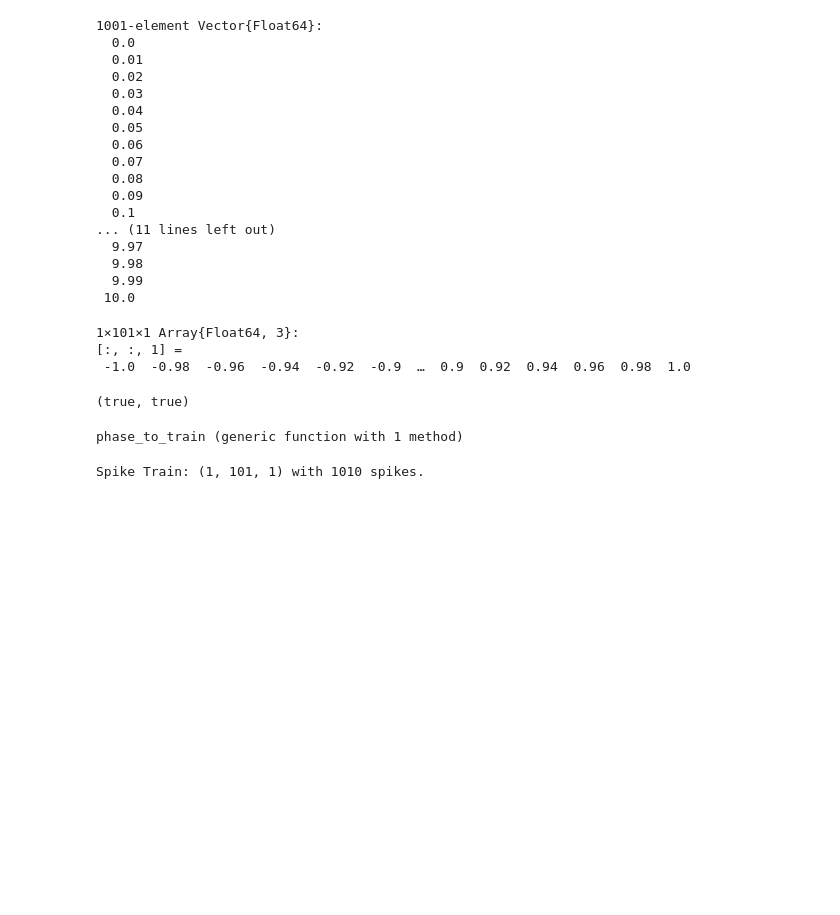
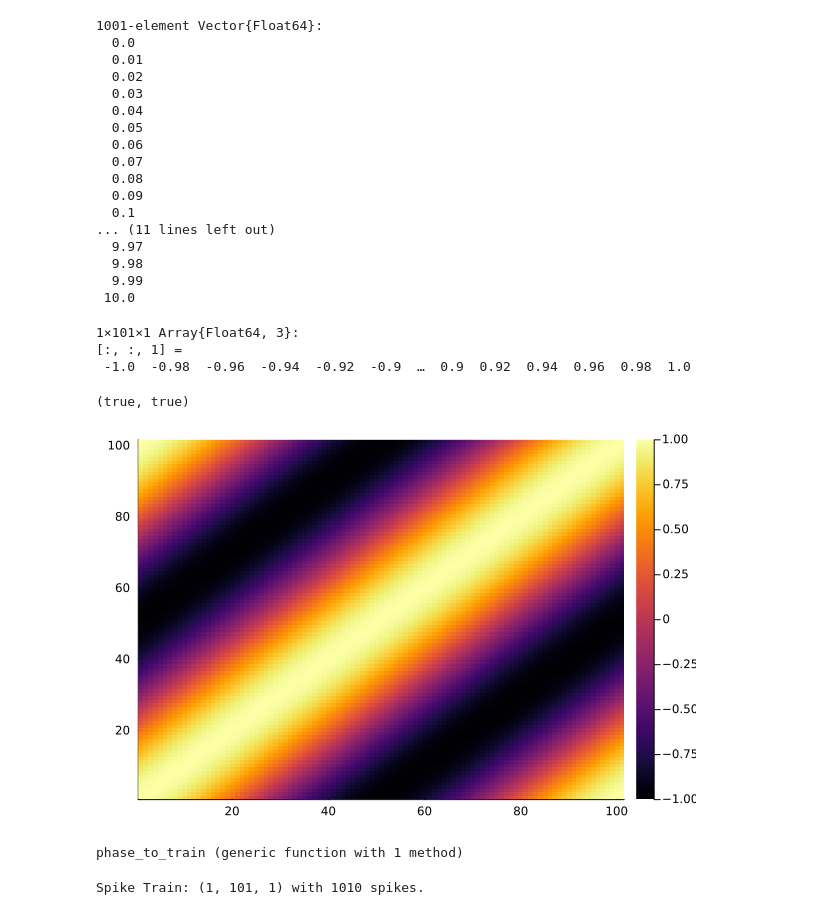
Before and after one commit to wilkieolin/PhasorNetworks.jl, a Jupyter notebook: demos/similarity.ipynb, the cells around one changed output. Drawn from its saved outputs; the diff is of its cells as text; code cells hidden in the pictures; blank space fills up the shorter version.

```diff
--- a/demos/similarity.ipynb
+++ b/demos/similarity.ipynb
@@ -89,6 +70,10 @@ sims = similarity_outer(phase_x, phase_y, dims= 2, reduce_dim=1)[1,1,:,:]
 v1, v2 = check_phase(sims)
 # %% [output]
 (true, true)
+# %%
+heatmap(sims)
+# %% [output]
+[figure, added]
 # %%
 import .PhasorNetworks: phase_to_train
 # %%
```
Also changed, not shown: parts of 33 cells of this notebook, 3 other files.
